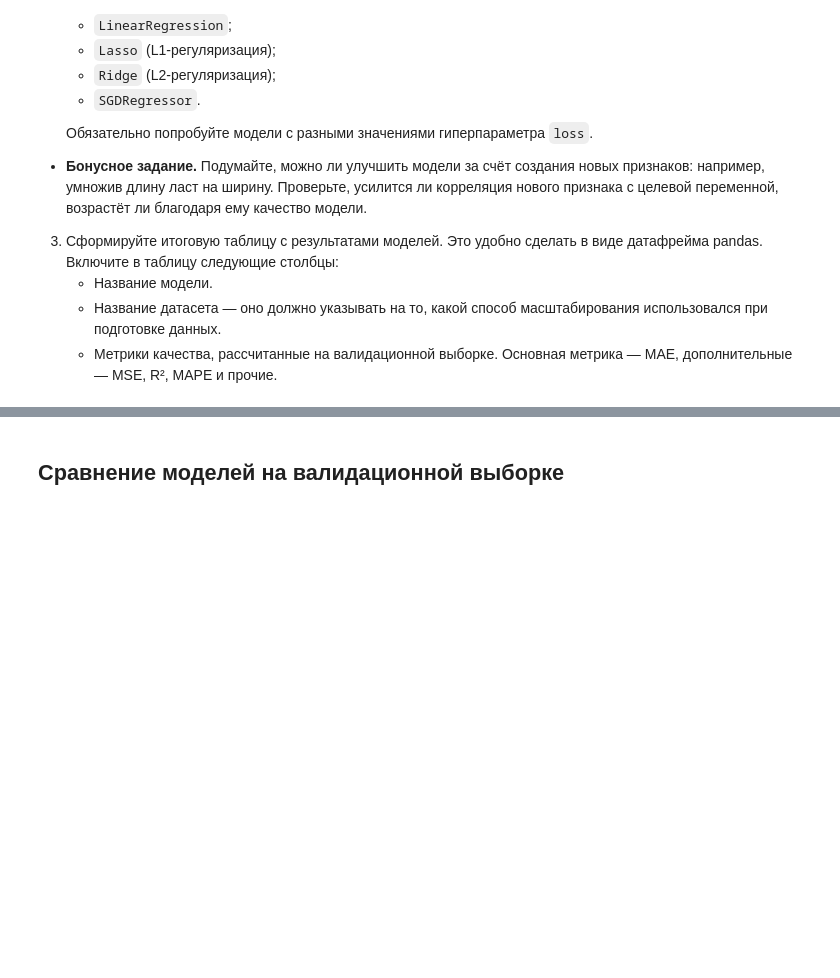
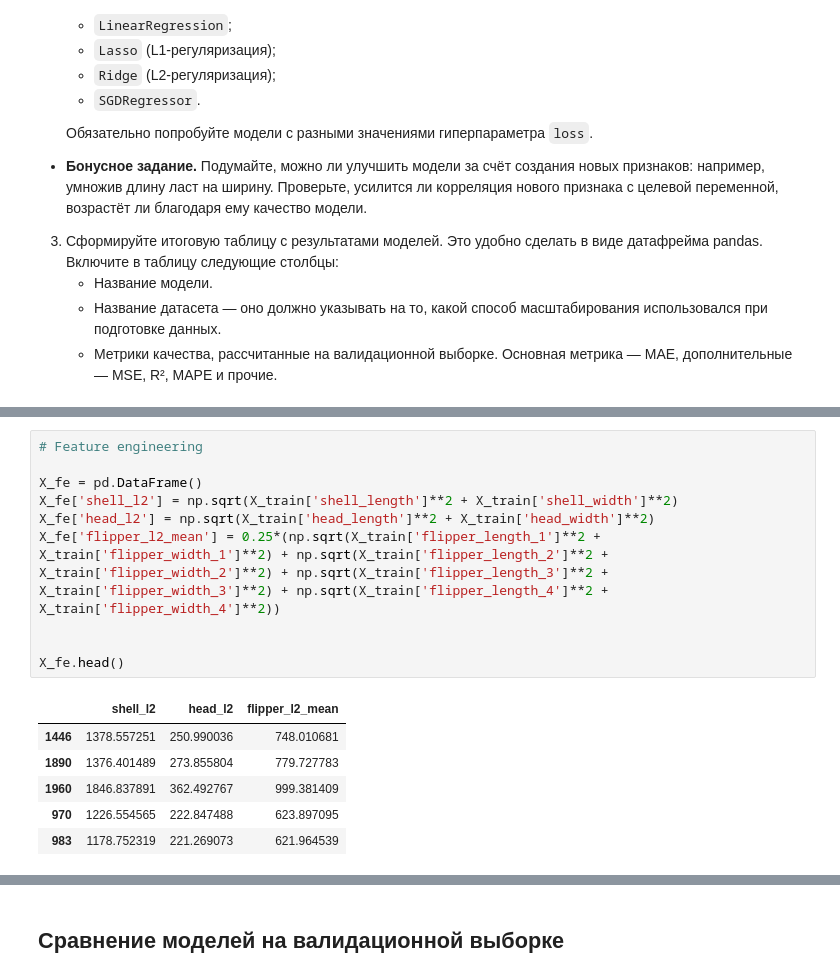
Before and after one commit to TemaQDX/project_turtle, a Jupyter notebook: project_turtle_sprint_10_Artem_Burov.ipynb, the cells around one changed output, grey strips where cells are left out. Drawn from its saved outputs; the diff is of its cells as text; blank space fills up the shorter version.

```diff
--- a/project_turtle_sprint_10_Artem_Burov.ipynb
+++ b/project_turtle_sprint_10_Artem_Burov.ipynb
@@ -888,0 +983,17 @@ ___________
+# %%
+# Feature engineering
+
+X_fe = pd.DataFrame()
+X_fe['shell_l2'] = np.sqrt(X_train['shell_length']**2 + X_train['shell_width']**2)
+X_fe['head_l2'] = np.sqrt(X_train['head_length']**2 + X_train['head_width']**2)
+X_fe['flipper_l2_mean'] = 0.25*(np.sqrt(X_train['flipper_length_1']**2 + X_train['flipper_width_1']**2) + np.sqrt(X_train['flipper_length_2']**2 + X_train['flipper_width_2']**2) + np.sqrt(X_train['flipper_length_3']**2 + X_train['flipper_width_3']**2) + np.sqrt(X_train['flipper_length_4']**2 + X_train['flipper_width_4']**2))
+
+
+X_fe.head()
+# %% [output]
+|  | shell_l2 | head_l2 | flipper_l2_mean |
+| 1446 | 1378.557251 | 250.990036 | 748.010681 |
+| 1890 | 1376.401489 | 273.855804 | 779.727783 |
+| 1960 | 1846.837891 | 362.492767 | 999.381409 |
+| 970 | 1226.554565 | 222.847488 | 623.897095 |
+| 983 | 1178.752319 | 221.269073 | 621.964539 |
```
Also changed, not shown: parts of 21 cells of this notebook.
